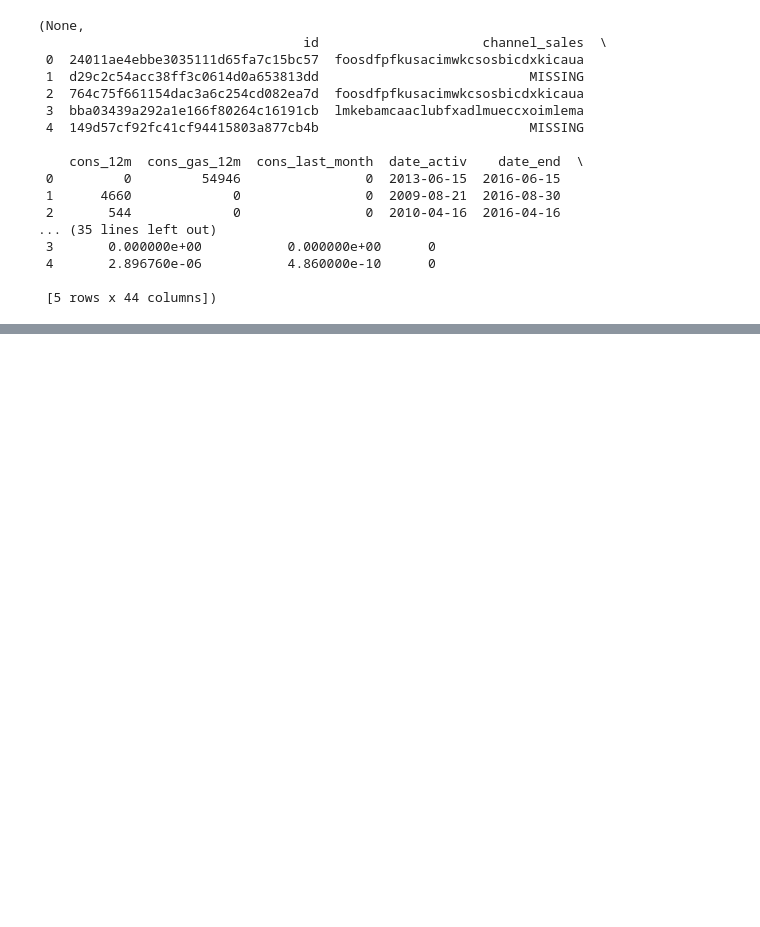
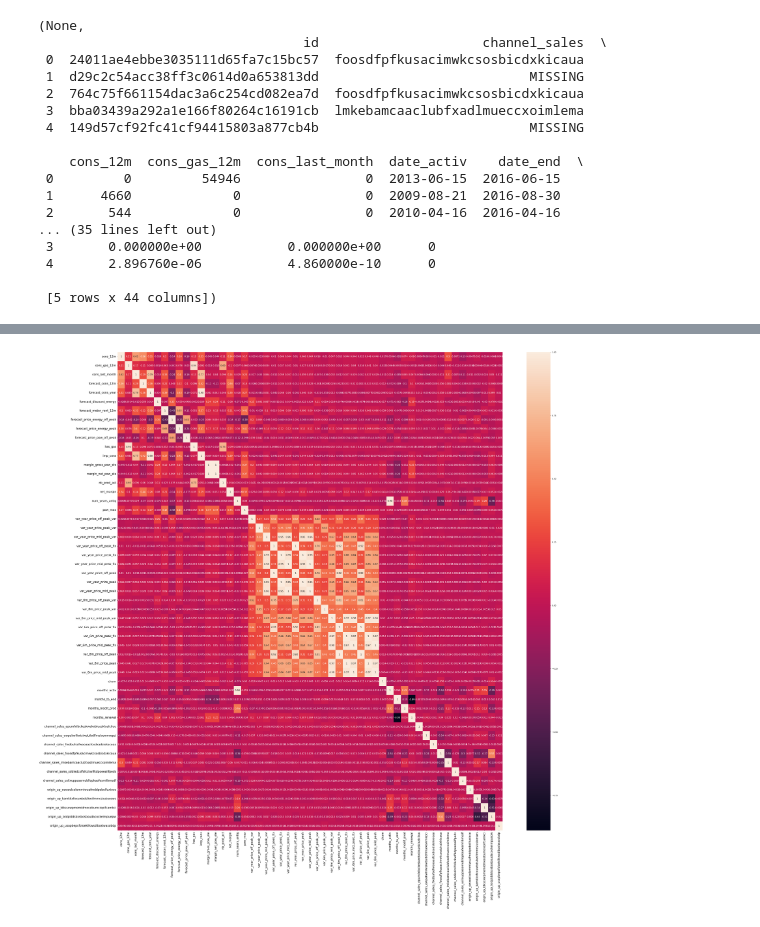
Before and after one commit to tripathi-ayushi/powerco-churn-analysis, a Jupyter notebook: notebooks/mkdir_data/powerco_transformed_features.ipynb, the cells around one changed output, grey strips where cells are left out. Saved outputs shown, nothing was run; the diff lists cells and outputs as text; code cells hidden in the pictures; blank space fills up the shorter version.

```diff
--- a/notebooks/mkdir_data/powerco_transformed_features.ipynb
+++ b/notebooks/mkdir_data/powerco_transformed_features.ipynb
@@ -325,0 +100,6 @@ weighted avg       0.84      0.84      0.84      2922
+# %%
+# Transform into categorical type
+df['channel_sales'] = df['channel_sales'].astype('category')
+
+# Let's see how many categories are within this column
+df['channel_sales'].value_counts()
@@ -325,0 +238,2 @@ weighted avg       0.84      0.84      0.84      2922
+# %%
+correlation = df.corr(numeric_only=True)
@@ -325,0 +243,16 @@ weighted avg       0.84      0.84      0.84      2922
+# %%
+# Plot correlation
+plt.figure(figsize=(45, 45))
+sns.heatmap(
+    correlation,
+    xticklabels=correlation.columns.values,
+    yticklabels=correlation.columns.values,
+    annot=True,
+    annot_kws={'size': 12}
+)
+# Axis ticks size
+plt.xticks(fontsize=15)
+plt.yticks(fontsize=15)
+plt.show()
+# %% [output]
+[figure, added]
```
Also changed, not shown: parts of 30 cells of this notebook.
